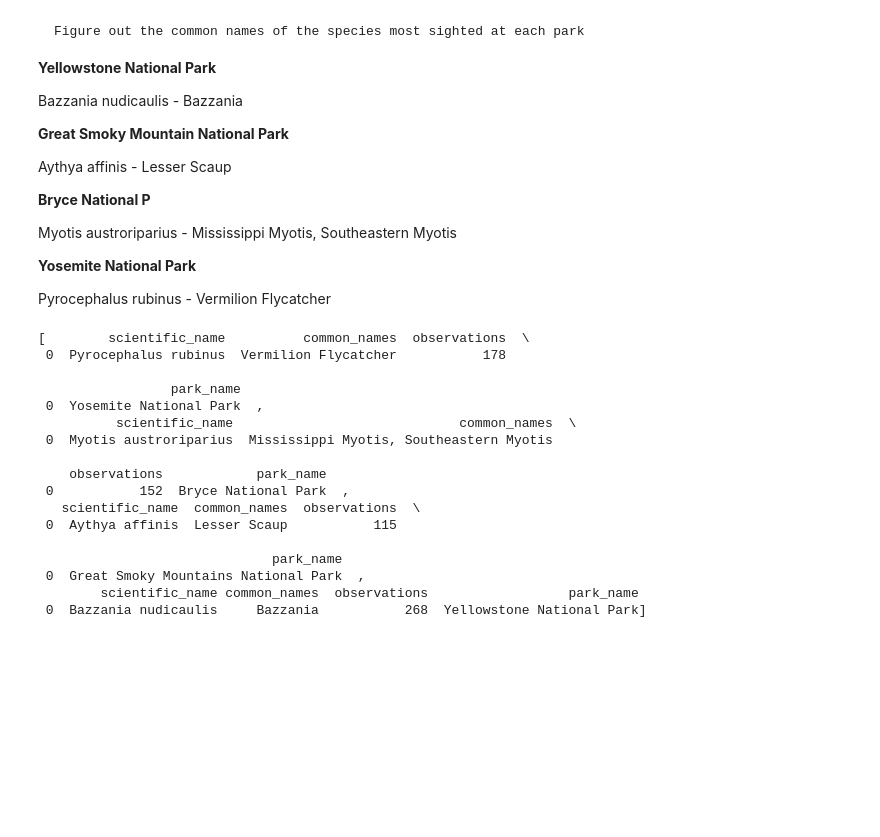
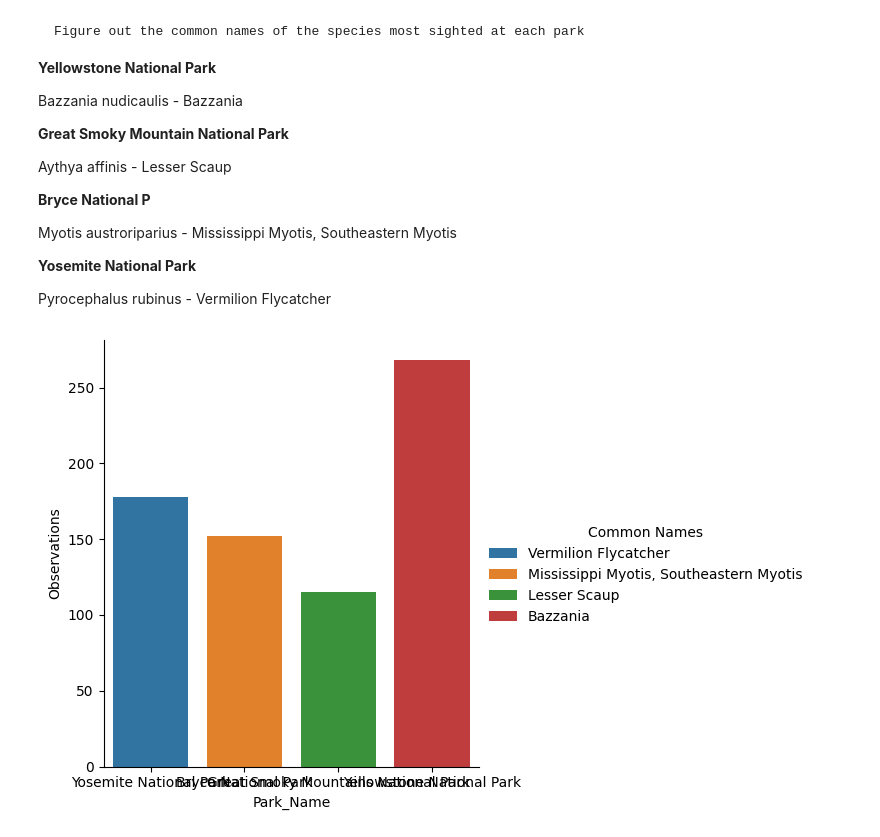
Before and after one commit to bridgetmanu/Data-as-a-Lens---Investigating-Wildlife-Conservation-Patterns, a Jupyter notebook: source code.ipynb, the cells around one changed output. Saved outputs shown, nothing was run; the diff lists cells and outputs as text; code cells hidden in the pictures; blank space fills up the shorter version.

```diff
--- a/source code.ipynb
+++ b/source code.ipynb
@@ -1,25 +1,2 @@
 # %% [markdown]
 <a href="https://colab.research.google.com/github/bridgetmanu/Biodiversity/blob/main/source%20code.ipynb" target="_parent"><img src="https://colab.research.google.com/assets/colab-badge.svg" alt="Open In Colab"/></a>
-# %%
-
-
-parks = ["Yosemite National Park", "Bryce National Park", "Great Smoky Mountains National Park", "Yellowstone National Park"]
-def sighted_scientific(parks):
-  for park in parks:
-    new_data=pd.read_sql_query(
-    "SELECT scientific_name, common_names, observations, park_name FROM merged_data where park_name = '"+
-    park +"'order by observations DESC limit 1", sql2)
-    sighted = pd.DataFrame(new_data)
-    print(sighted)
-  return sighted
-
-sighted_scientific(parks)
-
-
-"""
-park = input("Enter a park name(Options: Yosemite National Park; Bryce National Park; Great Smoky Mountains National Park; Yellowstone National Park): ")
-new_data=pd.read_sql_query(
-    "SELECT scientific_name, common_names, observations, park_name FROM merged_data where park_name = '"+
-    parks +"'order by observations DESC limit 1", sql2)
-new_data
-"""
@@ -293,34 +252,26 @@ Pyrocephalus rubinus - Vermilion Flycatcher
 # %%
 parks = ["Yosemite National Park", "Bryce National Park",
          "Great Smoky Mountains National Park", "Yellowstone National Park"]
 
 sight = [] # initialize a list to store the values retrieved
+sighted = pd.DataFrame() # initialize a dataframe to store the values retrieved
 
 def sighted_scientific(parks):
-  global sight
+  global sight # use the sight list variable already defined in the global scope
+  global sighted # use the sighted dataframe variable already defined in the global scope
   for park in parks:
     new_data=pd.read_sql_query(
     "SELECT scientific_name, common_names, observations, park_name FROM merged_data where park_name = '"+
     park +"'order by observations DESC limit 1", sql2)
     sight.append(new_data)
-  return sight
+  sighted = pd.concat(sight)
+  return sighted
 
 sighted_scientific(parks)
+
+bgraph = sns.catplot(data=sighted, kind="bar", x="park_name", y="observations", hue="common_names")
+bgraph.set_axis_labels("Park_Name", "Observations") #, labelpad=10
+bgraph.legend.set_title("Common Names")
+plt.show()
 # %% [output]
-[        scientific_name          common_names  observations  \
- 0  Pyrocephalus rubinus  Vermilion Flycatcher           178
-
-                 park_name
- 0  Yosemite National Park  ,
-          scientific_name                             common_names  \
- 0  Myotis austroriparius  Mississippi Myotis, Southeastern Myotis
-
-    observations            park_name
- 0           152  Bryce National Park  ,
-   scientific_name  common_names  observations  \
- 0  Aythya affinis  Lesser Scaup           115
-
-                              park_name
- 0  Great Smoky Mountains National Park  ,
-        scientific_name common_names  observations                  park_name
- 0  Bazzania nudicaulis     Bazzania           268  Yellowstone National Park]
+[figure, added]
```
Also changed, not shown: parts of 2 cells of this notebook.
